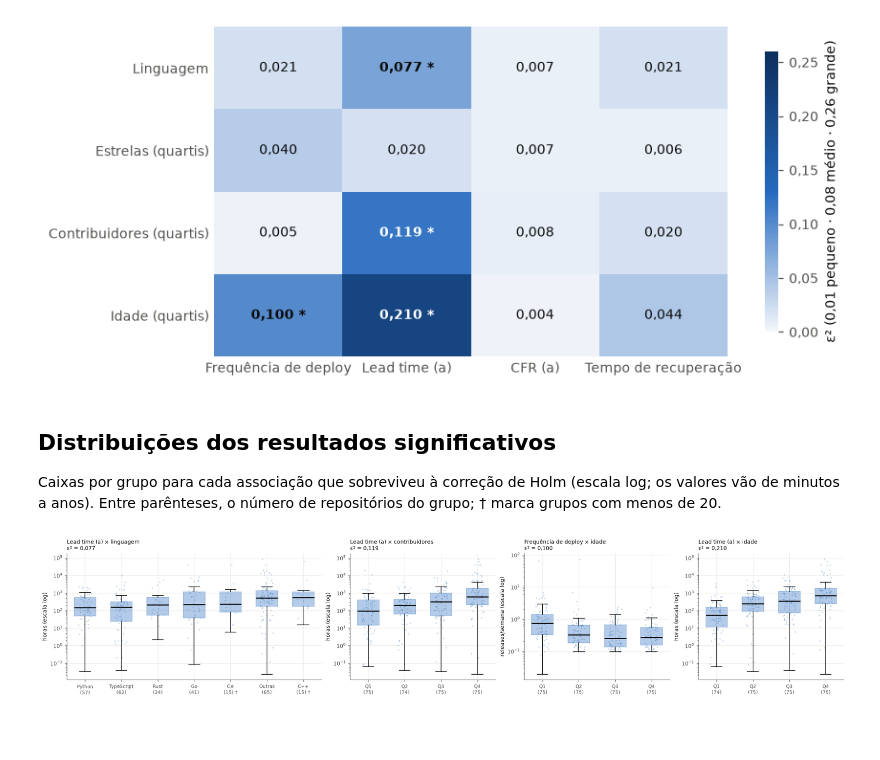
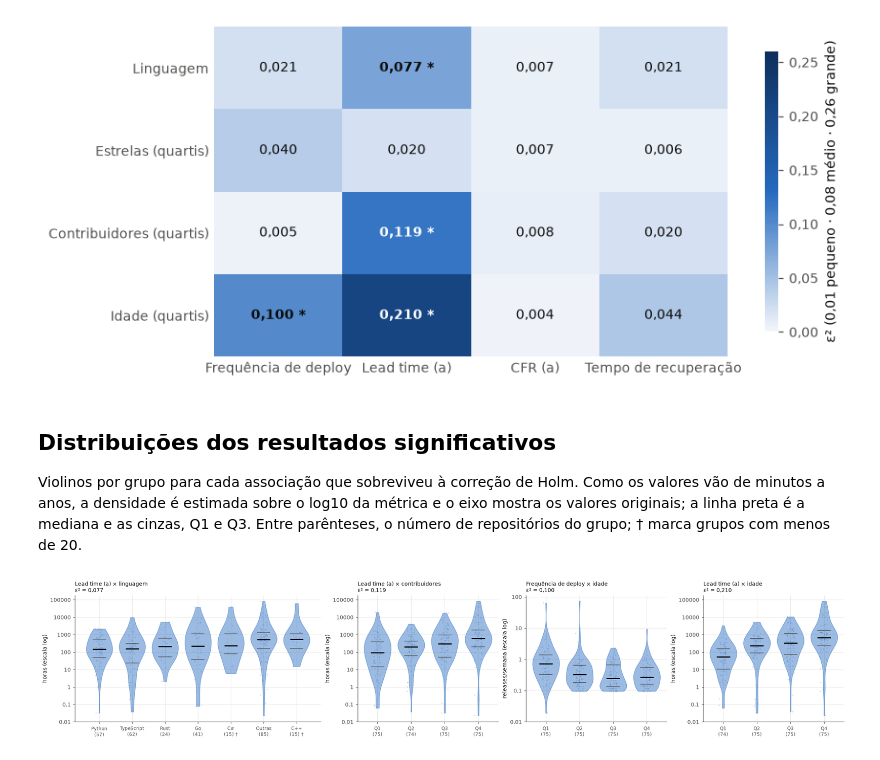
Before and after one commit to GastonZinhow/lab-experimentacao-software, a Jupyter notebook: lab03/analise/rq06_fatores.ipynb, the cells around one changed output. Drawn from its saved outputs; the diff is of its cells as text; code cells hidden in the pictures; blank space fills up the shorter version.

Commit message:
feat(#67): intervalos de confianca dos tamanhos de efeito e violinos

```diff
--- a/lab03/analise/rq06_fatores.ipynb
+++ b/lab03/analise/rq06_fatores.ipynb
@@ -104,14 +108,21 @@ for fator, grupos in FATORES.items():
         else:
             alto, baixo = max(medianas, key=medianas.get), min(medianas, key=medianas.get)
         delta = cliffs_delta(valores[alto], valores[baixo])
+        delta_inf, delta_sup = ic_cliffs_delta(valores[alto], valores[baixo])
+        if res['teste'] == 'Kruskal-Wallis':
+            efeito_inf, efeito_sup = ic_epsilon_quadrado(list(valores.values()))
+        else:
+            efeito_inf, efeito_sup = ic_cliffs_delta(*valores.values())
         melhor = alto if delta * sentido > 0 else baixo
         pequenos = [g for g, v in valores.items() if len(v) < MIN_GRUPO]
         resultados.append({
             'fator': fator, 'metrica': rotulo, 'teste': res['teste'], 'n': res['n'],
             'grupos': res['grupos'], 'estatistica': res['estatistica'], 'p': res['p'],
             'efeito': res['efeito'], 'tamanho_efeito': res['tamanho_efeito'],
+            'ic95_efeito_inf': efeito_inf, 'ic95_efeito_sup': efeito_sup,
             'interpretacao_efeito': res['interpretacao'],
             'comparacao_delta': f'{alto} × {baixo}', 'cliffs_delta': delta,
+            'ic95_delta_inf': delta_inf, 'ic95_delta_sup': delta_sup,
             'interpretacao_delta': interpretar_cliffs_delta(delta),
             'melhor_desempenho': melhor,
             'grupos_poucos_repositorios': ', '.join(f'{g} ({len(valores[g])})' for g in pequenos),
@@ -120,7 +131,8 @@ testes = pd.DataFrame(resultados)
 testes['p_holm'] = multipletests(testes['p'], method='holm')[1]
 testes['significativo_holm'] = testes['p_holm'] < 0.05
 ordem = ['fator', 'metrica', 'teste', 'n', 'grupos', 'estatistica', 'p', 'p_holm', 'significativo_holm',
-         'efeito', 'tamanho_efeito', 'interpretacao_efeito', 'comparacao_delta', 'cliffs_delta',
+         'efeito', 'tamanho_efeito', 'ic95_efeito_inf', 'ic95_efeito_sup', 'interpretacao_efeito',
+         'comparacao_delta', 'cliffs_delta', 'ic95_delta_inf', 'ic95_delta_sup',
          'interpretacao_delta', 'melhor_desempenho', 'grupos_poucos_repositorios']
 testes = testes[ordem]
 testes.to_csv(TABELAS / 'rq06_testes.csv', index=False)
@@ -190,34 +203,38 @@ plt.show()
 # %% [markdown]
 ## Distribuições dos resultados significativos
 
-Caixas por grupo para cada associação que sobreviveu à correção de Holm (escala log; os valores vão de minutos a anos). Entre parênteses, o número de repositórios do grupo; † marca grupos com menos de 20.
+Violinos por grupo para cada associação que sobreviveu à correção de Holm. Como os valores vão de minutos a anos, a densidade é estimada sobre o log10 da métrica e o eixo mostra os valores originais; a linha preta é a mediana e as cinzas, Q1 e Q3. Entre parênteses, o número de repositórios do grupo; † marca grupos com menos de 20.
 # %%
 sig = testes[testes['significativo_holm']]
 coluna_por_rotulo = {v[0]: (k, v[1]) for k, v in METRICAS.items()}
 larguras = [len(pd.unique(FATORES[f].dropna())) for f in sig['fator']]
 fig, eixos = plt.subplots(1, len(sig), figsize=(0.75 * sum(larguras) + 1.2 * len(sig), 3.8),
                           layout='constrained', squeeze=False, gridspec_kw={'width_ratios': larguras})
 for ax, (_, linha) in zip(eixos[0], sig.iterrows()):
     coluna, unidade = coluna_por_rotulo[linha['metrica']]
     grupos = FATORES[linha['fator']]
     ordem_grupos = sorted(pd.unique(grupos.dropna()))
     if linha['fator'] == 'Linguagem':
         ordem_grupos = sorted(ordem_grupos, key=lambda g: df.loc[grupos == g, coluna].median())
-    dados = [df.loc[(grupos == g) & df[coluna].notna(), coluna].to_numpy() for g in ordem_grupos]
-    caixa = ax.boxplot(dados, widths=0.6, patch_artist=True, showfliers=False,
-                       medianprops={'color': TEXTO, 'linewidth': 1.8})
-    for corpo in caixa['boxes']:
-        corpo.set_facecolor(CORES[0]); corpo.set_alpha(0.35); corpo.set_edgecolor(CORES[0])
+    dados = [df.loc[(grupos == g) & (df[coluna] > 0), coluna].to_numpy() for g in ordem_grupos]
+    logs = [np.log10(v) for v in dados]
+    partes = ax.violinplot(logs, widths=0.8, showmedians=True, showextrema=False,
+                           quantiles=[[0.25, 0.75]] * len(logs))
+    for corpo in partes['bodies']:
+        corpo.set_facecolor(CORES[0]); corpo.set_edgecolor(CORES[0]); corpo.set_alpha(0.45)
+    partes['cmedians'].set_color(TEXTO); partes['cmedians'].set_linewidth(2)
+    partes['cquantiles'].set_color(TEXTO_2); partes['cquantiles'].set_linewidth(1)
     rng = np.random.default_rng(42)
-    for i, serie in enumerate(dados, start=1):
-        ax.scatter(i + rng.uniform(-0.18, 0.18, len(serie)), serie, s=5, alpha=0.3,
+    for i, serie in enumerate(logs, start=1):
+        ax.scatter(i + rng.uniform(-0.12, 0.12, len(serie)), serie, s=4, alpha=0.25,
                    color=CORES[0], edgecolors='none', rasterized=True)
-    ax.set_yscale('log')
+    expoentes = range(int(np.floor(min(map(np.min, logs)))), int(np.ceil(max(map(np.max, logs)))) + 1)
+    ax.set_yticks(list(expoentes), [f'{10.0 ** e:g}'.replace('.', ',') for e in expoentes])
     rotulos = [f'{g}\n({len(v)})' + (' †' if len(v) < MIN_GRUPO else '') for g, v in zip(ordem_grupos, dados)]
     ax.set_xticks(range(1, len(ordem_grupos) + 1), rotulos, fontsize=8)
     ax.set_title(f"{linha['metrica']} × {linha['fator'].split(' (')[0].lower()}\nε² = {linha['tamanho_efeito']:.3f}".replace('.', ','), fontsize=9, loc='left')
     ax.set_ylabel(f'{unidade} (escala log)')
 fig.savefig(FIGURAS / 'rq06_significativos.png')
 plt.show()
 # %% [output]
-[figure, old version]
+[figure, new version]
```
Also changed, not shown: parts of 3 cells of this notebook, 5 other files.
